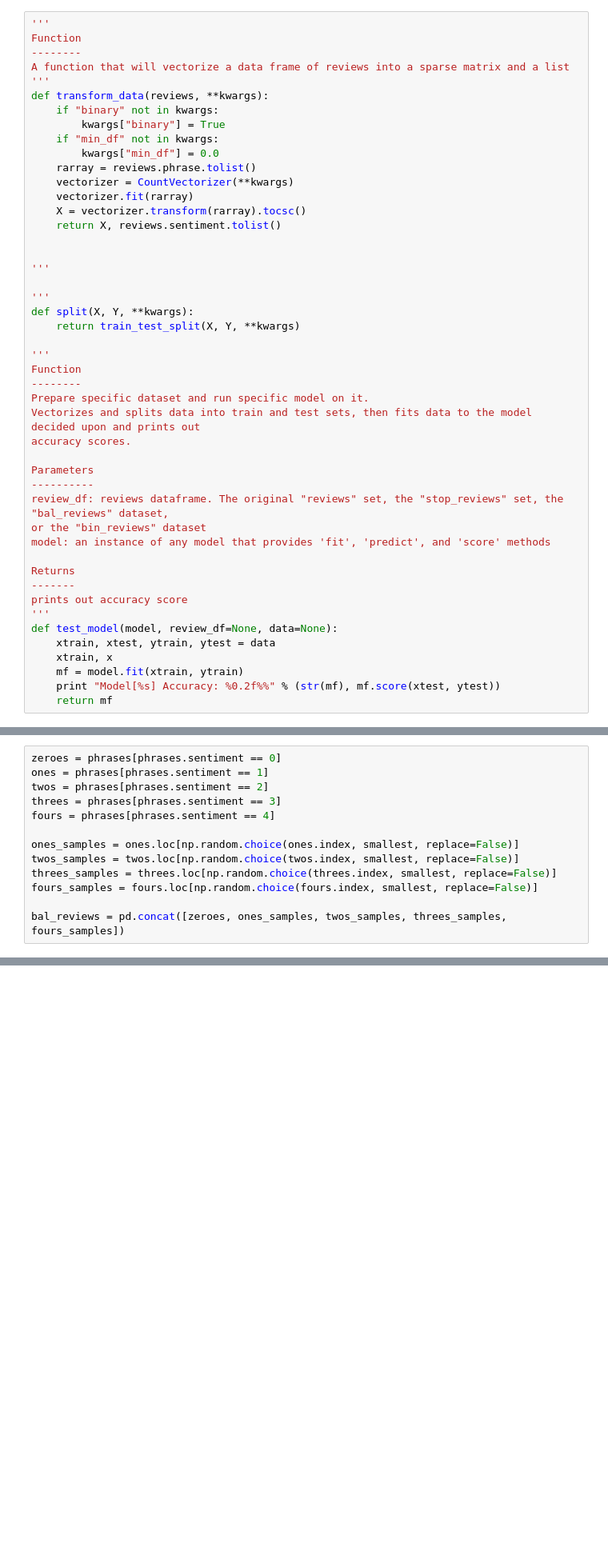
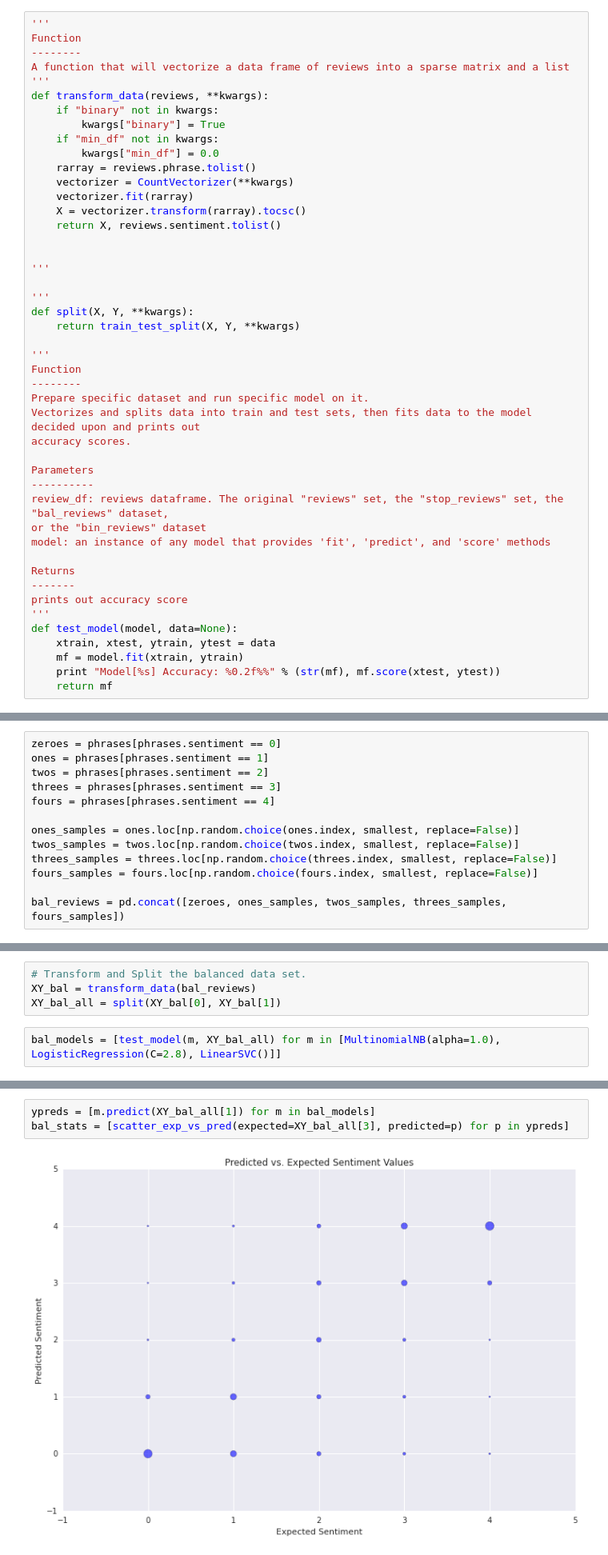
Before and after one commit to DryingPole/sentiment, a Jupyter notebook: notebooks/Final Project Process Book.ipynb, the cells around one changed output, grey strips where cells are left out. Shown at 80% size. Drawn from its saved outputs; the diff is of its cells as text; blank space fills up the shorter version.

```diff
--- a/notebooks/Final Project Process Book.ipynb
+++ b/notebooks/Final Project Process Book.ipynb
@@ -387,9 +387,8 @@ Returns
 -------
 prints out accuracy score
 '''
-def test_model(model, review_df=None, data=None):
+def test_model(model, data=None):
     xtrain, xtest, ytrain, ytest = data
-    xtrain, x
     mf = model.fit(xtrain, ytrain)
     print "Model[%s] Accuracy: %0.2f%%" % (str(mf), mf.score(xtest, ytest))
     return mf
@@ -742,0 +687,6 @@ calibration_plot(clf, xtest, ytest)
+# %%
+# Transform and Split the balanced data set.
+XY_bal = transform_data(bal_reviews)
+XY_bal_all = split(XY_bal[0], XY_bal[1])
+# %%
+bal_models = [test_model(m, XY_bal_all) for m in [MultinomialNB(alpha=1.0), LogisticRegression(C=2.8), LinearSVC()]]
@@ -742,0 +700,5 @@ calibration_plot(clf, xtest, ytest)
+# %%
+ypreds = [m.predict(XY_bal_all[1]) for m in bal_models]
+bal_stats = [scatter_exp_vs_pred(expected=XY_bal_all[3], predicted=p) for p in ypreds]
+# %% [output]
+[figure, added]
```
Also changed, not shown: parts of 17 cells of this notebook.
